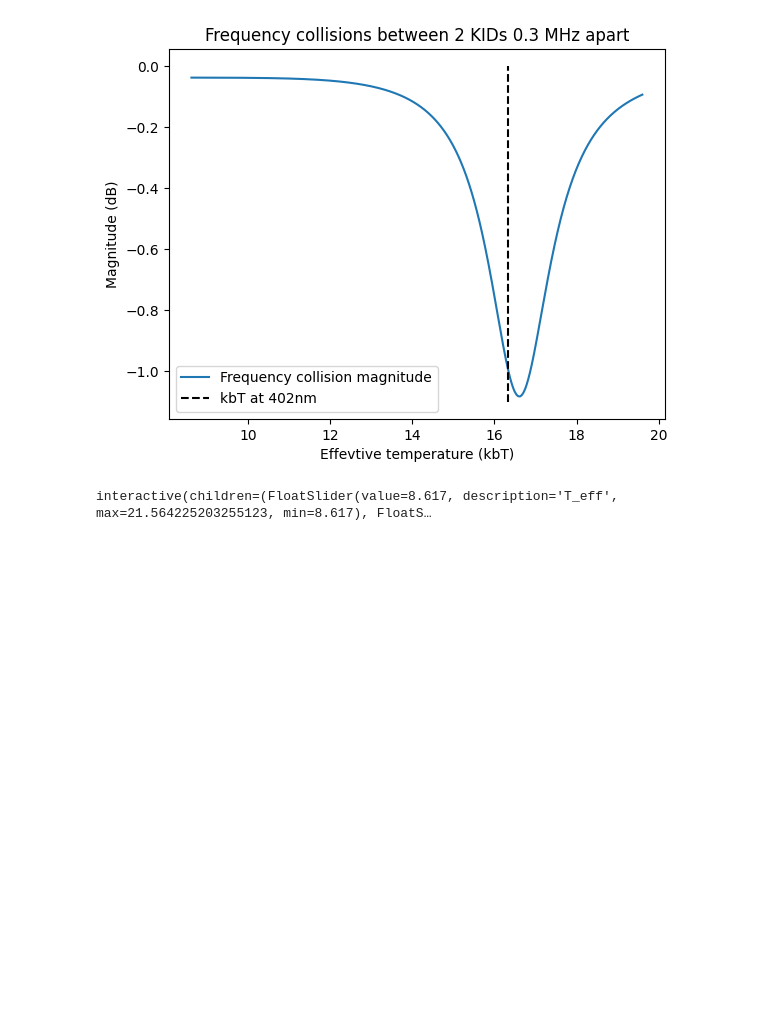
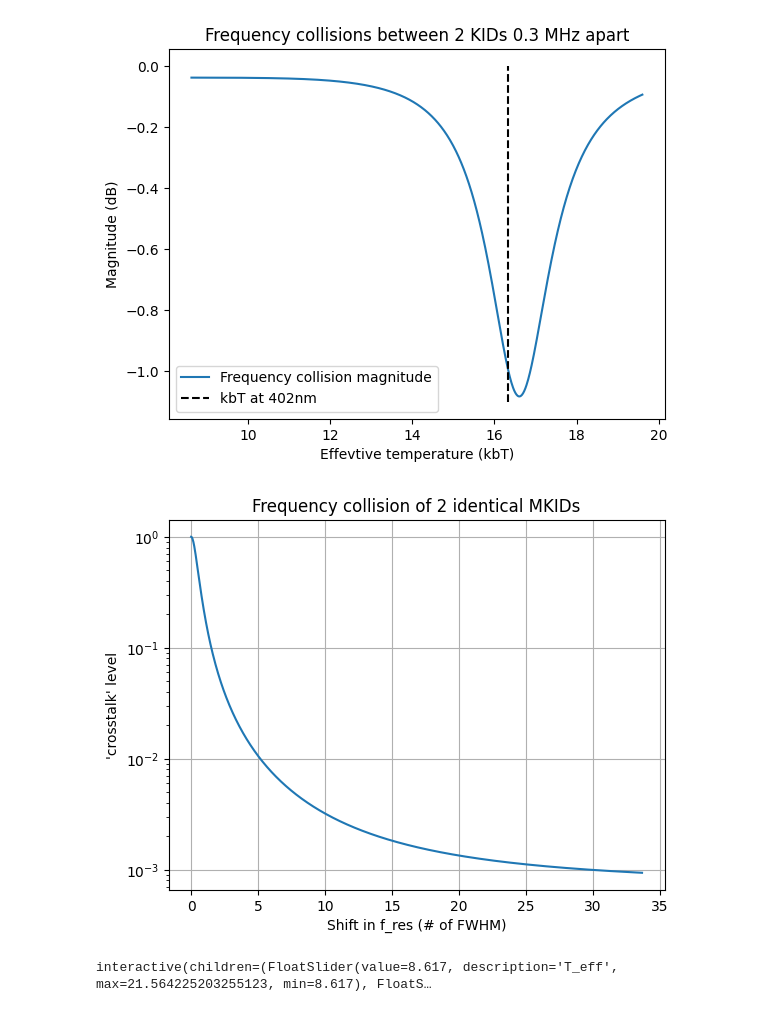
Before and after one commit to HesselSchulte/Python_KID_model, a Jupyter notebook: Fres shift jupyter.ipynb, the cells around one changed output. Saved outputs shown, nothing was run; the diff lists cells and outputs as text; code cells hidden in the pictures; blank space fills up the shorter version.

Commit message:
Redid the Jochem definition of readout collisions

```diff
--- a/Fres shift jupyter.ipynb
+++ b/Fres shift jupyter.ipynb
@@ -89,9 +89,15 @@ def KID_response(Qi0, Qc, f_read, f0, s1, s2, Lg, C):
     Q_resp = Qc * Qi_resp / (Qc + Qi_resp)
     return S21_0, Lk, f_resp, Qi_resp, Q_resp
 
+def dB_scale(signal):
+    log_signal = 10*np.log10(np.abs(signal))
+    return log_signal
+
 S21_0_A, Lk_A, f_resp_A, Qi_resp_A, Q_resp_A = KID_response(Qi0_A, Qc, f_read, f0_A, s1_A, s2_A, Lg_A, C_A)
 S21_0_B, Lk_B, f_resp_B, Qi_resp_B, Q_resp_B = KID_response(Qi0_B, Qc, f_read, f0_B, s1_B, s2_B, Lg_B, C_B)
 
+
+
 S21_resp_B = kc.S21(min(Qi_resp_B), Qc, f_read, min(f_resp_B))
 S21_prod = S21_0_A*S21_0_B
 # %%
@@ -176,6 +182,31 @@ plt.legend()
 # %% [output]
 <matplotlib.legend.Legend at 0x...>
 [figure]
+# %%
+FWHM = f0_B/Q0_B
+
+def Jochem_calc_collision(f_shift, S21_stat):
+    f0_index = np.argmin(dB_scale(S21_stat))
+    collision_array = np.zeros(len(f_shift))
+
+    for i in range(len(f_shift)):
+        S21_shift = kc.S21(Qi0_A, Qc, f_read, f0_A+f_shift[i])
+        collision_array[i] = S21_shift[f0_index]-  S21_stat[f0_index]
+
+    return collision_array
+
+f_shift = np.linspace(0.3e6,3e6, N_read)
+
+coll = Jochem_calc_collision(f_shift, S21_0_B)
+
+plt.plot((f_shift-min(f_shift))/FWHM, 1-coll)
+plt.xlabel("Shift in f_res (# of FWHM)")
+plt.ylabel("'crosstalk' level")
+plt.title("Frequency collision of 2 identical MKIDs")
+plt.yscale("log")
+plt.grid()
+# %% [output]
+[figure, added]
 # %%
 def interact_circle():
     ## Set up the plot data
```
Also changed, not shown: parts of 1 cell of this notebook.
